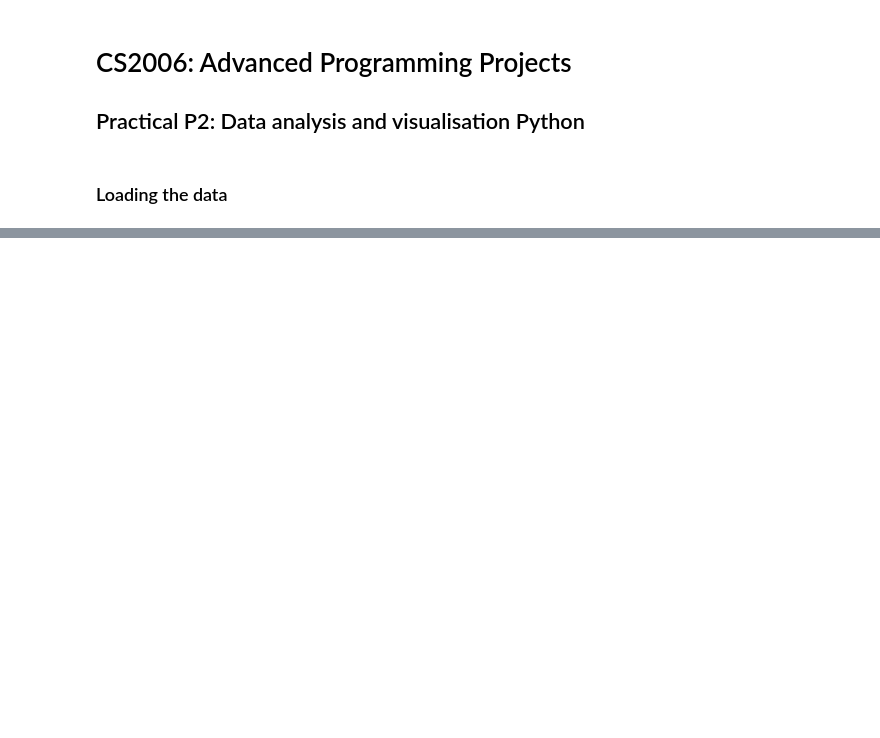
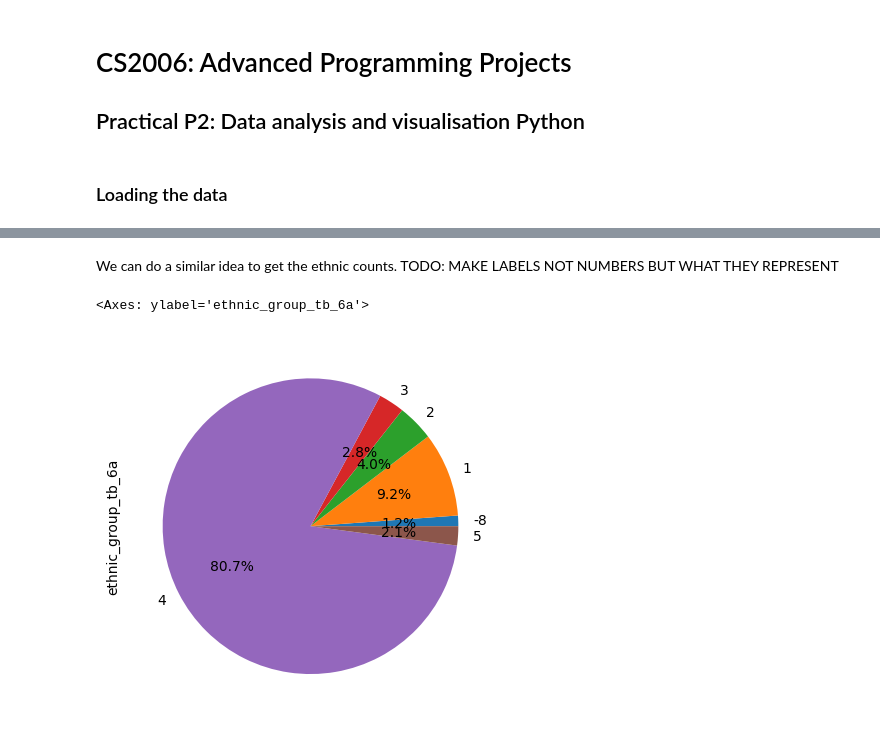
Before and after one commit to het106/Python-p2, a Jupyter notebook: notebooks/census2021.ipynb, the cells around one changed output, grey strips where cells are left out. Saved outputs shown, nothing was run; the diff lists cells and outputs as text; code cells hidden in the pictures; blank space fills up the shorter version.

```diff
--- a/notebooks/census2021.ipynb
+++ b/notebooks/census2021.ipynb
@@ -34,0 +20,9 @@ If you can re-run this notebook and reproduce the output above, your initial set
+# %% [markdown]
+We can do a similar idea to get the ethnic counts.
+TODO: MAKE LABELS NOT NUMBERS BUT WHAT THEY REPRESENT
+# %%
+ethnic_counts = df.groupby("ethnic_group_tb_6a")["ethnic_group_tb_6a"].count()
+ethnic_counts.plot(kind='pie', autopct='%1.1f%%')
+# %% [output]
+<Axes: ylabel='ethnic_group_tb_6a'>
+[figure, added]
```
Also changed, not shown: parts of 5 cells of this notebook, 3 other files.
